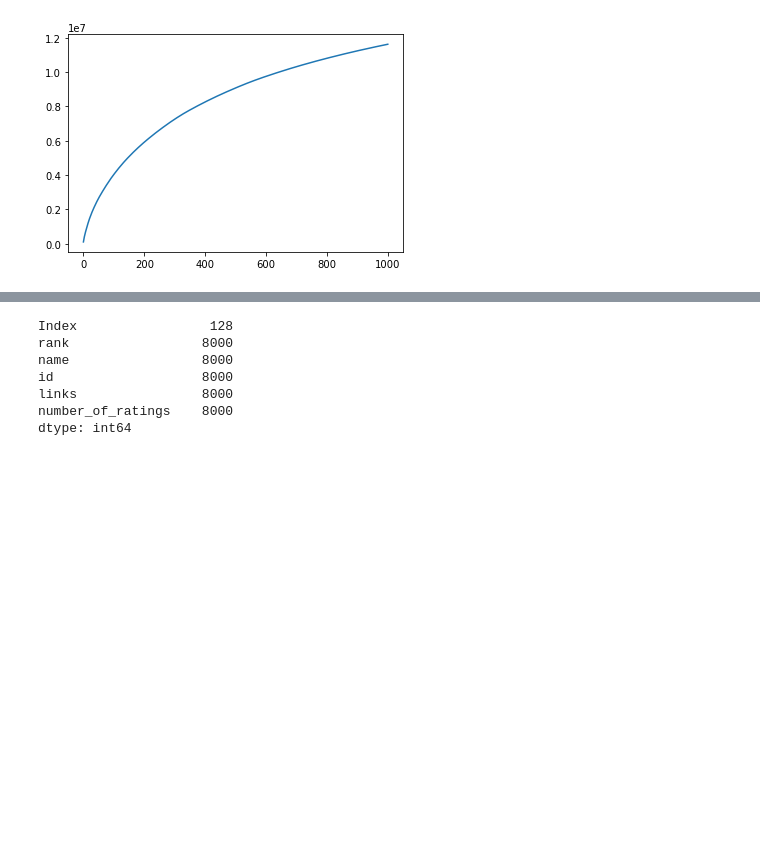
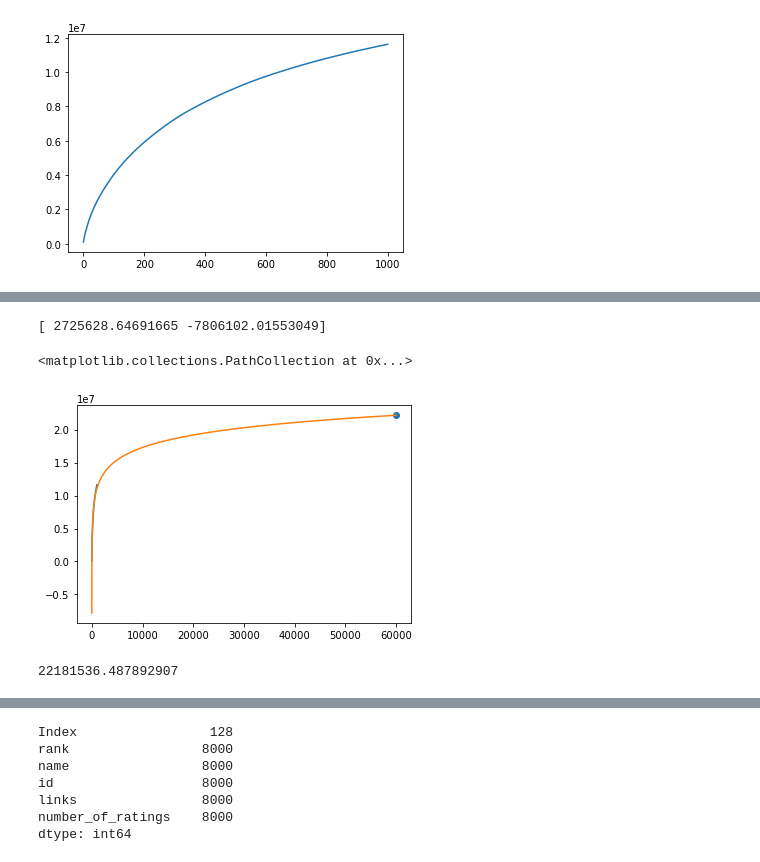
Before and after one commit to bripui/board_game_recommender, a Jupyter notebook: notebooks/data_evaluation.ipynb, the cells around one changed output, grey strips where cells are left out. Drawn from its saved outputs; the diff is of its cells as text; code cells hidden in the pictures; blank space fills up the shorter version.

Commit message:
added boardgame-scraper and API-scraper

```diff
--- a/notebooks/data_evaluation.ipynb
+++ b/notebooks/data_evaluation.ipynb
@@ -76,3 +78,6 @@ for page in pages:
     })
 
     boardgames = boardgames.append(df, ignore_index=True)
+# %%
+boardgames.set_index('id', inplace=True)
+boardgames
@@ -115,0 +134,20 @@ np.interp()
+# %%
+y = boardgames['number_of_ratings'].cumsum()
+x = list(range(1,1001))
+
+coeff = np.polyfit(np.log(x),y,1)
+print(coeff)
+f = np.poly1d(coeff)
+# %% [output]
+[ 2725628.64691665 -7806102.01553049]
+# %%
+plt.plot(x,y)
+plt.plot(range(1,60000), f(np.log(range(1,60000))))
+plt.scatter(60000, f(np.log(60000)))
+# %% [output]
+<matplotlib.collections.PathCollection at 0x...>
+[figure, added]
+# %%
+f(np.log(60000))
+# %% [output]
+22181536.487892907
```
Also changed, not shown: parts of 10 cells of this notebook, 2 other files.
